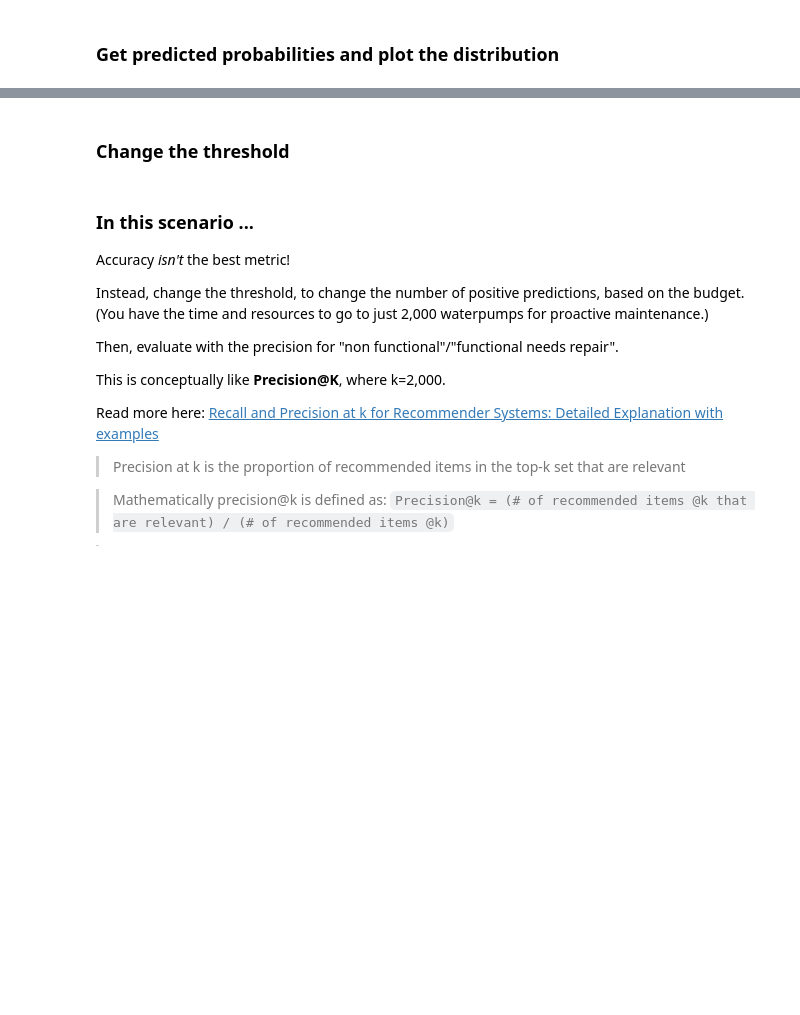
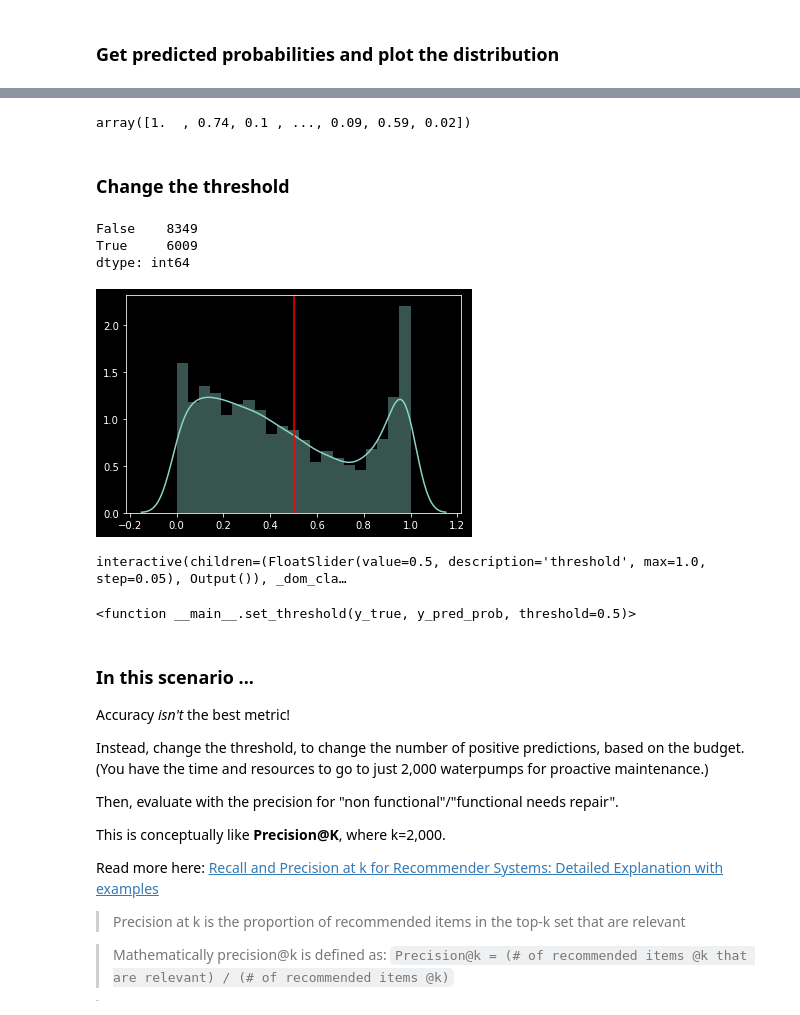
Before and after one commit to bloominstituteoftechnology/DS-Unit-2-Kaggle-Challenge, a Jupyter notebook: module4/lesson_kaggle_challenge_4.ipynb, the cells around one changed output, grey strips where cells are left out. Cells and saved outputs as stored; diff of their text form; code cells hidden in the pictures; blank space fills up the shorter version.

```diff
--- a/module4/lesson_kaggle_challenge_4.ipynb
+++ b/module4/lesson_kaggle_challenge_4.ipynb
@@ -216,5 +332,45 @@ And look at the confusion matrix:
+# %%
+# Positive class cases
+
+pipeline.predict_proba(X_val)[:,1]
+# %% [output]
+array([1.  , 0.74, 0.1 , ..., 0.09, 0.59, 0.02])
 # %% [markdown]
 ### Change the threshold
+# %%
+threshold = 0.5
+
+y_pred_proba = pipeline.predict_proba(X_val)[:,1]
+ax = sns.distplot(y_pred_proba)
+ax.axvline(threshold, color='r')
+
+y_pred = y_pred_proba > threshold
+pd.Series(y_pred).value_counts()
+# %% [output]
+False    8349
+True     6009
+dtype: int64
+[figure, added]
+# %%
+from ipywidgets import interact, fixed
+
+def set_threshold(y_true, y_pred_prob, threshold=0.5):
+  y_pred = y_pred_proba > threshold
+
+  ax = sns.distplot(y_pred_proba)
+  ax.axvline(threshold, color='r')
+  plt.show();
+
+  plot_confusion_matrix(y_true, y_pred)
+  print (classification_report(y_true, y_pred))
+
+interact(set_threshold,
+         y_true=fixed(y_val),
+         y_pred_prob=fixed(y_pred_proba),
+         threshold=(0,1,0.05))
+# %% [output]
+interactive(children=(FloatSlider(value=0.5, description='threshold', max=1.0, step=0.05), Output()), _dom_cla…
+<function __main__.set_threshold(y_true, y_pred_prob, threshold=0.5)>
 # %% [markdown]
 ### In this scenario ...
 
```
Also changed, not shown: parts of 21 cells of this notebook.
